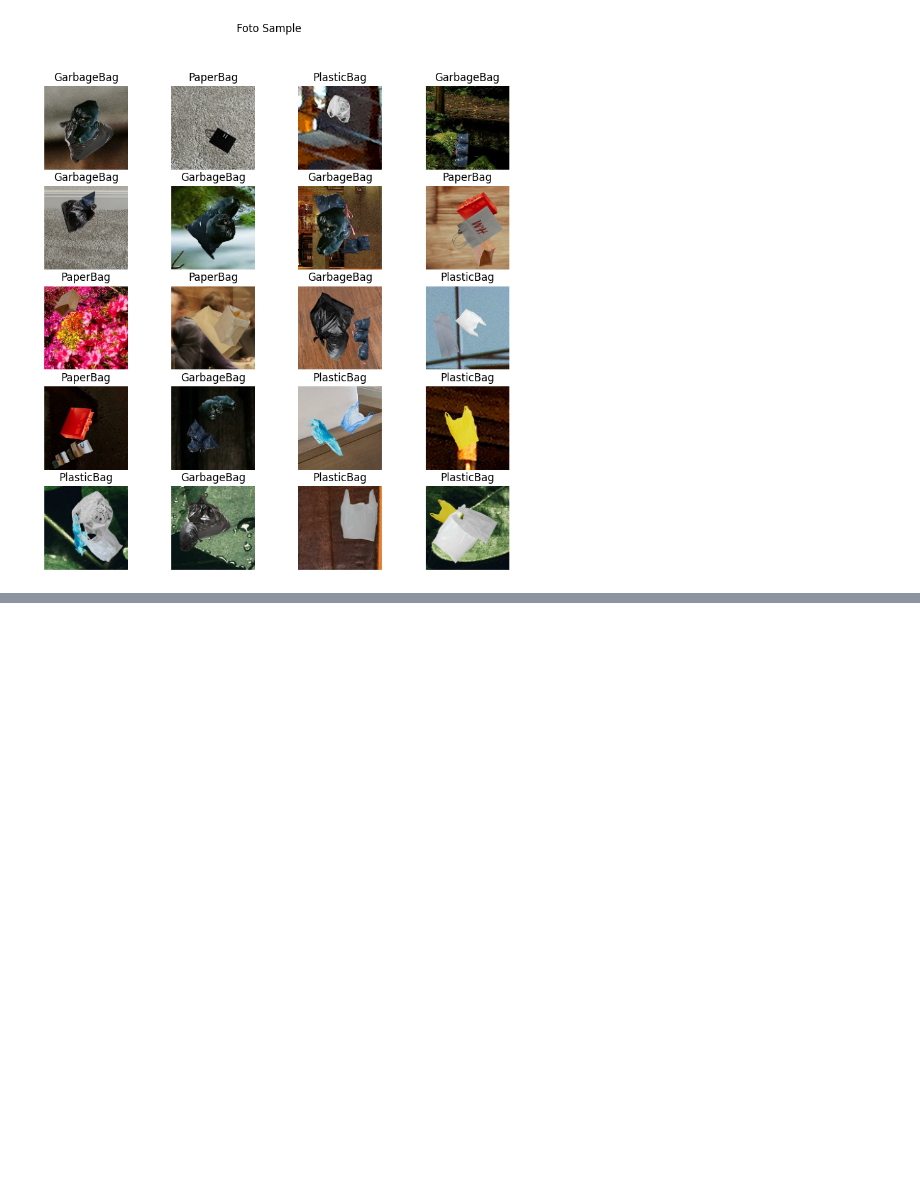
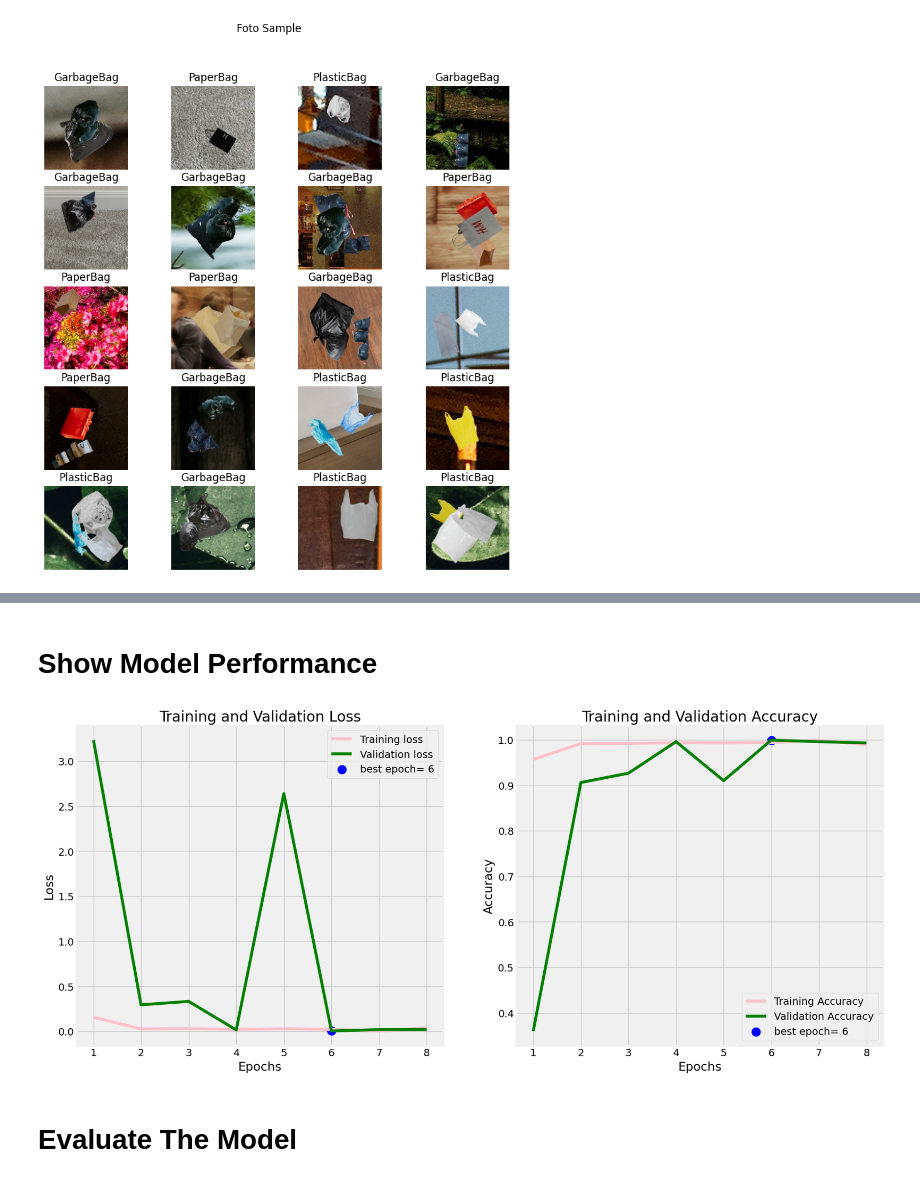
Before and after one commit to DecX-x/Bags-Classification, a Jupyter notebook: main.ipynb, the cells around one changed output, grey strips where cells are left out. Saved outputs shown, nothing was run; the diff lists cells and outputs as text; code cells hidden in the pictures; blank space fills up the shorter version.

```diff
--- a/main.ipynb
+++ b/main.ipynb
@@ -82,0 +128,2 @@ for batch_img, batch_label in dataset.take(1):
+# %%
+base_model = EfficientNetB3(weights='imagenet',pooling='max',include_top=False, input_shape=(img_size, img_size, 3))
@@ -82,0 +133,7 @@ for batch_img, batch_label in dataset.take(1):
+# %%
+model = tf.keras.models.Sequential([
+    resize_and_scaling,
+    base_model,
+    layers.Dense(64, activation='relu'),
+    layers.Dense(n_classes, activation='softmax')
+])
@@ -82,0 +160,5 @@ for batch_img, batch_label in dataset.take(1):
+# %%
+model.compile(optimizer='adam', loss='sparse_categorical_crossentropy', metrics=['accuracy'])
+callbacks= tf.keras.callbacks.EarlyStopping(monitor='val_loss', patience=2, restore_best_weights=True)
+# %%
+history=model.fit(train_ds,validation_data=val_ds,epochs=epochs,batch_size=batch_size,verbose=1, callbacks=callbacks)
@@ -82,0 +189,44 @@ for batch_img, batch_label in dataset.take(1):
+# %% [markdown]
+# Show Model Performance
+# %%
+tr_acc = history.history['accuracy']
+tr_loss = history.history['loss']
+val_acc = history.history['val_accuracy']
+val_loss = history.history['val_loss']
+index_loss = np.argmin(val_loss)
+val_lowest = val_loss[index_loss]
+index_acc = np.argmax(val_acc)
+acc_highest = val_acc[index_acc]
+
+Epochs = [i+1 for i in range(len(tr_acc))]
+loss_label = f'best epoch= {str(index_loss + 1)}'
+acc_label = f'best epoch= {str(index_acc + 1)}'
+
+# Plot training history
+plt.figure(figsize= (20, 8))
+plt.style.use('fivethirtyeight')
+
+plt.subplot(1, 2, 1)
+plt.plot(Epochs, tr_loss, 'pink', label= 'Training loss')
+plt.plot(Epochs, val_loss, 'green', label= 'Validation loss')
+plt.scatter(index_loss + 1, val_lowest, s= 150, c= 'blue', label= loss_label)
+plt.title('Training and Validation Loss')
+plt.xlabel('Epochs')
+plt.ylabel('Loss')
+plt.legend()
+
+plt.subplot(1, 2, 2)
+plt.plot(Epochs, tr_acc, 'pink', label= 'Training Accuracy')
+plt.plot(Epochs, val_acc, 'green', label= 'Validation Accuracy')
+plt.scatter(index_acc + 1 , acc_highest, s= 150, c= 'blue', label= acc_label)
+plt.title('Training and Validation Accuracy')
+plt.xlabel('Epochs')
+plt.ylabel('Accuracy')
+plt.legend()
+
+plt.tight_layout
+plt.show()
+# %% [output]
+[figure, added]
+# %% [markdown]
+# Evaluate The Model
```
Also changed, not shown: parts of 21 cells of this notebook.
